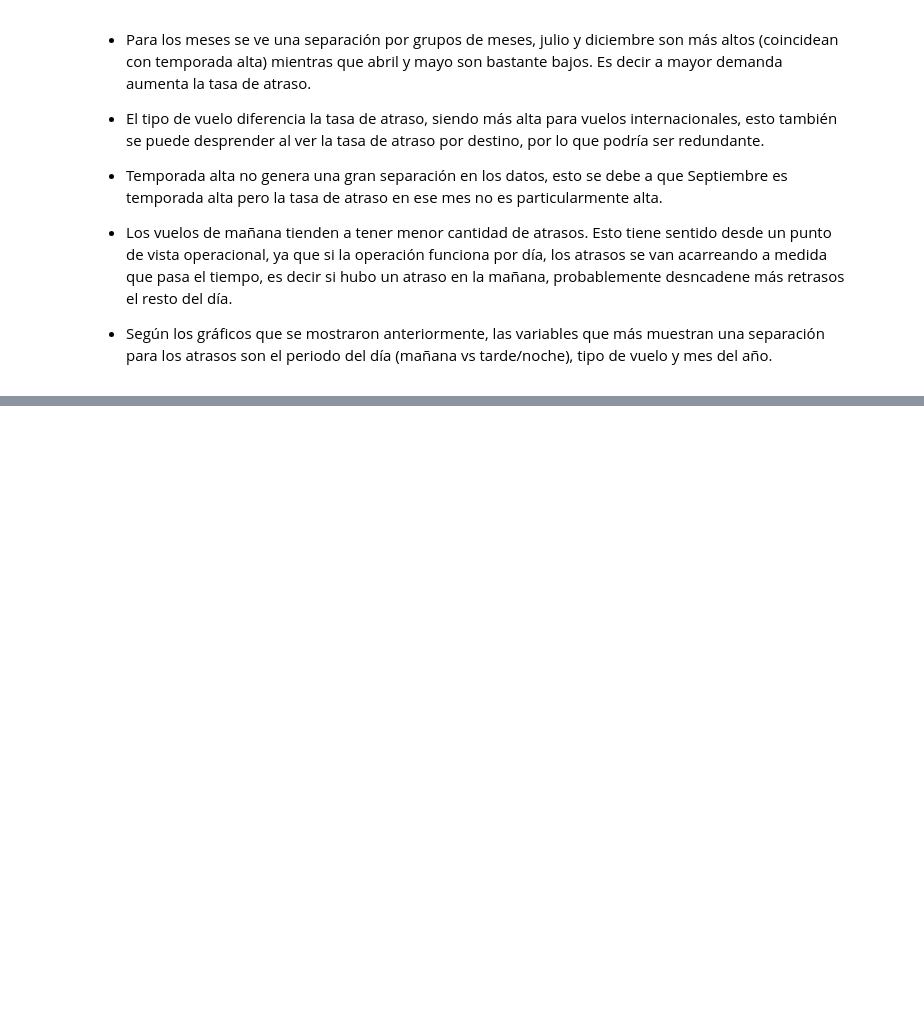
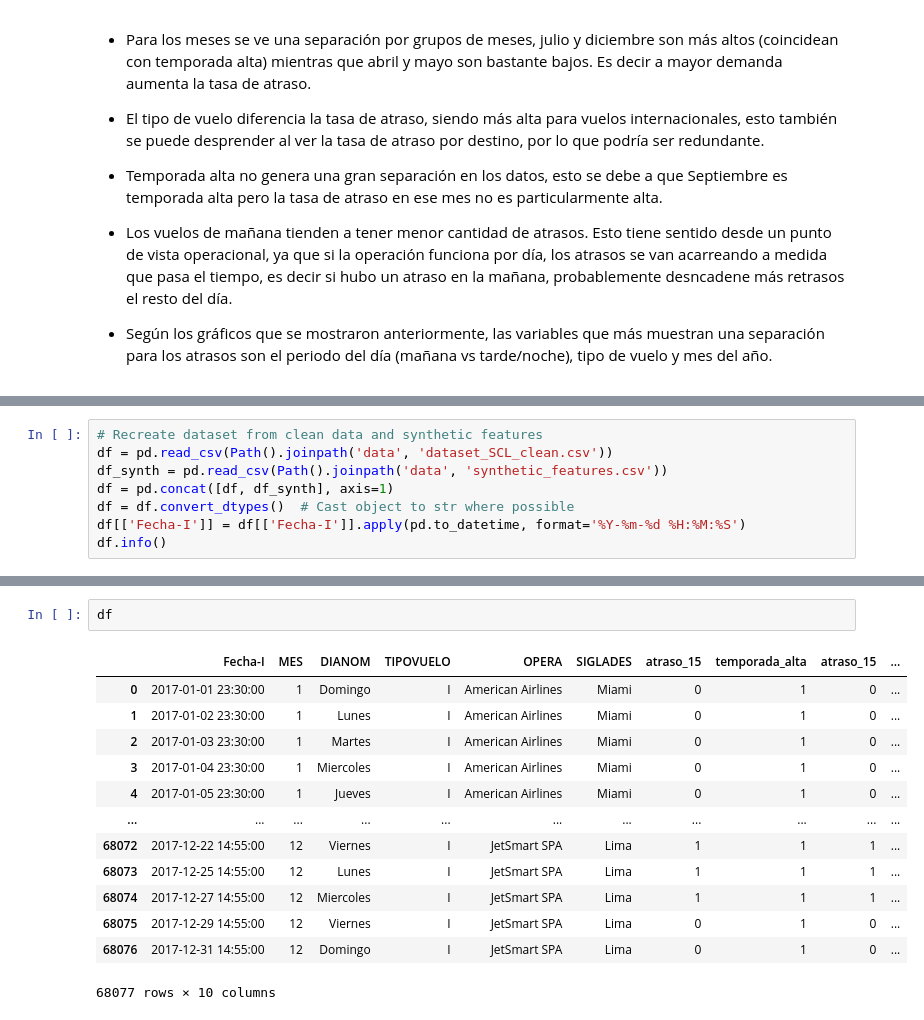
Before and after one commit to igonzalezperez/airline-challenge, a Jupyter notebook: solution.ipynb, the cells around one changed output, grey strips where cells are left out. Cells and saved outputs as stored; diff of their text form; blank space fills up the shorter version.

Commit message:
feat: Save and recreate clean dataset.
Save clean dataset and new features and use it as an input for the model.

```diff
--- a/solution.ipynb
+++ b/solution.ipynb
@@ -1239,0 +1261,8 @@ Los vuelos de mañana tienden a tener menor cantidad de atrasos. Esto tiene sent
+# %%
+# Recreate dataset from clean data and synthetic features
+df = pd.read_csv(Path().joinpath('data', 'dataset_SCL_clean.csv'))
+df_synth = pd.read_csv(Path().joinpath('data', 'synthetic_features.csv'))
+df = pd.concat([df, df_synth], axis=1)
+df = df.convert_dtypes()  # Cast object to str where possible
+df[['Fecha-I']] = df[['Fecha-I']].apply(pd.to_datetime, format='%Y-%m-%d %H:%M:%S')
+df.info()
@@ -1239,0 +1287,16 @@ Los vuelos de mañana tienden a tener menor cantidad de atrasos. Esto tiene sent
+# %%
+df
+# %% [output]
+|  | Fecha-I | MES | DIANOM | TIPOVUELO | OPERA | SIGLADES | atraso_15 | temporada_alta | atraso_15 | ... |
+| 0 | 2017-01-01 23:30:00 | 1 | Domingo | I | American Airlines | Miami | 0 | 1 | 0 | ... |
+| 1 | 2017-01-02 23:30:00 | 1 | Lunes | I | American Airlines | Miami | 0 | 1 | 0 | ... |
+| 2 | 2017-01-03 23:30:00 | 1 | Martes | I | American Airlines | Miami | 0 | 1 | 0 | ... |
+| 3 | 2017-01-04 23:30:00 | 1 | Miercoles | I | American Airlines | Miami | 0 | 1 | 0 | ... |
+| 4 | 2017-01-05 23:30:00 | 1 | Jueves | I | American Airlines | Miami | 0 | 1 | 0 | ... |
+| ... | ... | ... | ... | ... | ... | ... | ... | ... | ... | ... |
+| 68072 | 2017-12-22 14:55:00 | 12 | Viernes | I | JetSmart SPA | Lima | 1 | 1 | 1 | ... |
+| 68073 | 2017-12-25 14:55:00 | 12 | Lunes | I | JetSmart SPA | Lima | 1 | 1 | 1 | ... |
+| 68074 | 2017-12-27 14:55:00 | 12 | Miercoles | I | JetSmart SPA | Lima | 1 | 1 | 1 | ... |
+| 68075 | 2017-12-29 14:55:00 | 12 | Viernes | I | JetSmart SPA | Lima | 0 | 1 | 0 | ... |
+| 68076 | 2017-12-31 14:55:00 | 12 | Domingo | I | JetSmart SPA | Lima | 0 | 1 | 0 | ... |
+68077 rows × 10 columns
```
Also changed, not shown: parts of 30 cells of this notebook.
